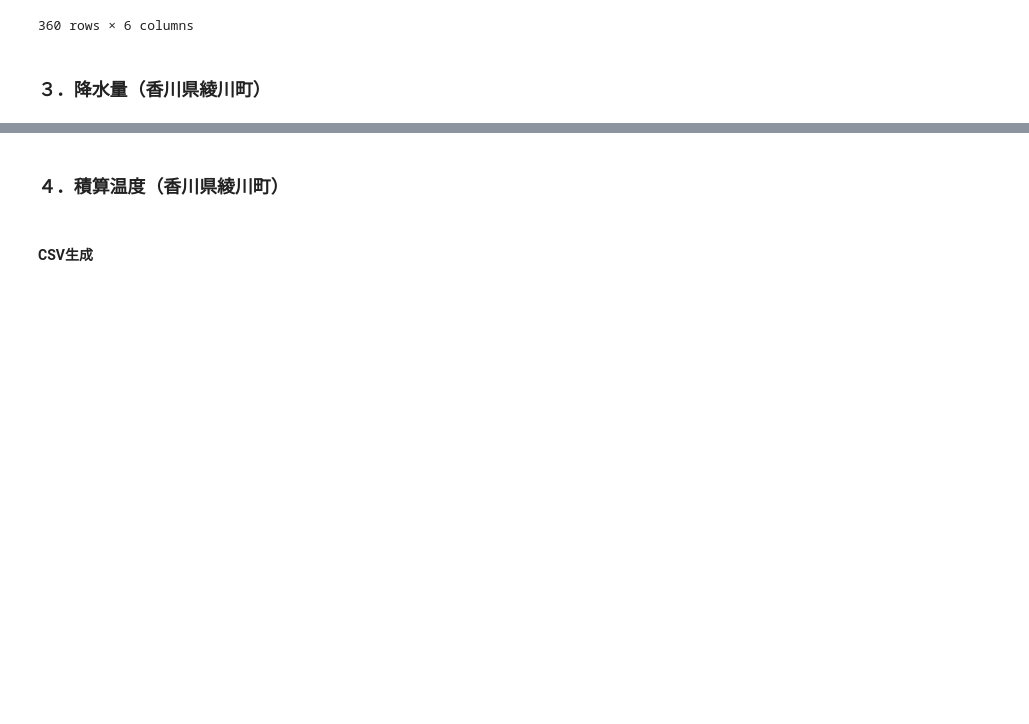
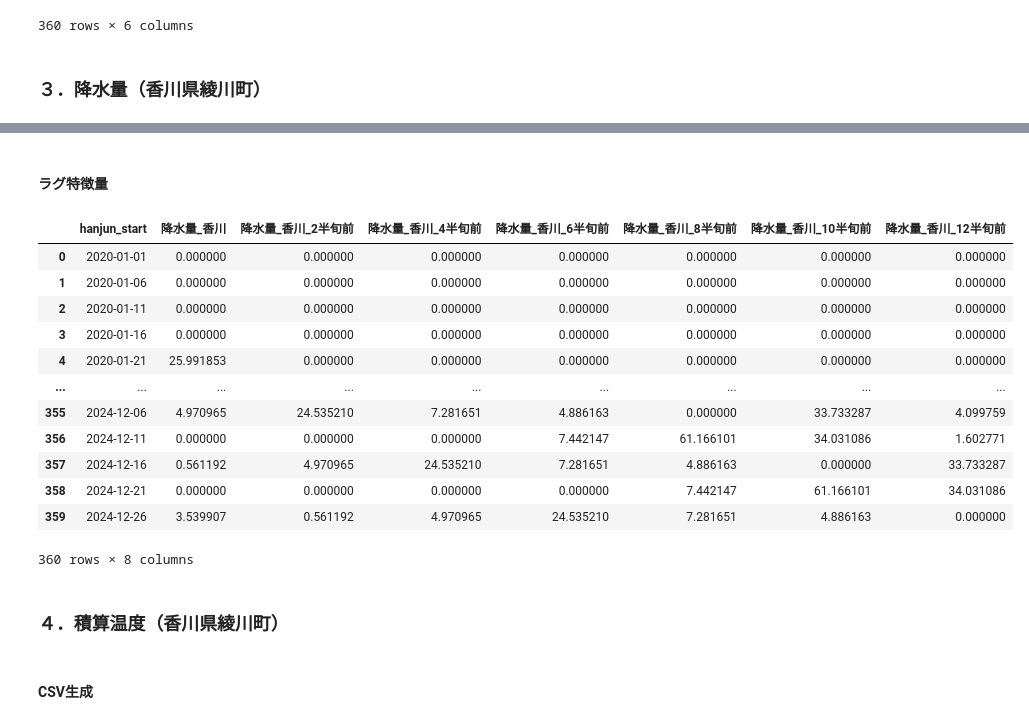
Before and after one commit to ShotaSasaki-HU/ASTRO-CAMP-2025, a Jupyter notebook: sarimax.ipynb, the cells around one changed output, grey strips where cells are left out. Saved outputs shown, nothing was run; the diff lists cells and outputs as text; code cells hidden in the pictures; blank space fills up the shorter version.

```diff
--- a/sarimax.ipynb
+++ b/sarimax.ipynb
@@ -845,6 +859,28 @@ GEEから日別降水量データを取得しています...
 
 [360 rows x 2 columns]
 [figure]
+# %% [markdown]
+#### ラグ特徴量
+# %%
+for n in range(2, 12+1, 2):
+    df_precip_kagawa[f'降水量_香川_{n}半旬前'] = df_precip_kagawa['降水量_香川'].shift(n) # n半旬ずらした特徴量
+df_precip_kagawa = df_precip_kagawa.bfill()
+
+df_precip_kagawa
+# %% [output]
+|  | hanjun_start | 降水量_香川 | 降水量_香川_2半旬前 | 降水量_香川_4半旬前 | 降水量_香川_6半旬前 | 降水量_香川_8半旬前 | 降水量_香川_10半旬前 | 降水量_香川_12半旬前 |
+| 0 | 2020-01-01 | 0.000000 | 0.000000 | 0.000000 | 0.000000 | 0.000000 | 0.000000 | 0.000000 |
+| 1 | 2020-01-06 | 0.000000 | 0.000000 | 0.000000 | 0.000000 | 0.000000 | 0.000000 | 0.000000 |
+| 2 | 2020-01-11 | 0.000000 | 0.000000 | 0.000000 | 0.000000 | 0.000000 | 0.000000 | 0.000000 |
+| 3 | 2020-01-16 | 0.000000 | 0.000000 | 0.000000 | 0.000000 | 0.000000 | 0.000000 | 0.000000 |
+| 4 | 2020-01-21 | 25.991853 | 0.000000 | 0.000000 | 0.000000 | 0.000000 | 0.000000 | 0.000000 |
+| ... | ... | ... | ... | ... | ... | ... | ... | ... |
+| 355 | 2024-12-06 | 4.970965 | 24.535210 | 7.281651 | 4.886163 | 0.000000 | 33.733287 | 4.099759 |
+| 356 | 2024-12-11 | 0.000000 | 0.000000 | 0.000000 | 7.442147 | 61.166101 | 34.031086 | 1.602771 |
+| 357 | 2024-12-16 | 0.561192 | 4.970965 | 24.535210 | 7.281651 | 4.886163 | 0.000000 | 33.733287 |
+| 358 | 2024-12-21 | 0.000000 | 0.000000 | 0.000000 | 0.000000 | 7.442147 | 61.166101 | 34.031086 |
+| 359 | 2024-12-26 | 3.539907 | 0.561192 | 4.970965 | 24.535210 | 7.281651 | 4.886163 | 0.000000 |
+360 rows × 8 columns
 # %% [markdown]
 ### ４．積算温度（香川県綾川町）
 # %% [markdown]
```
Also changed, not shown: parts of 16 cells of this notebook.
